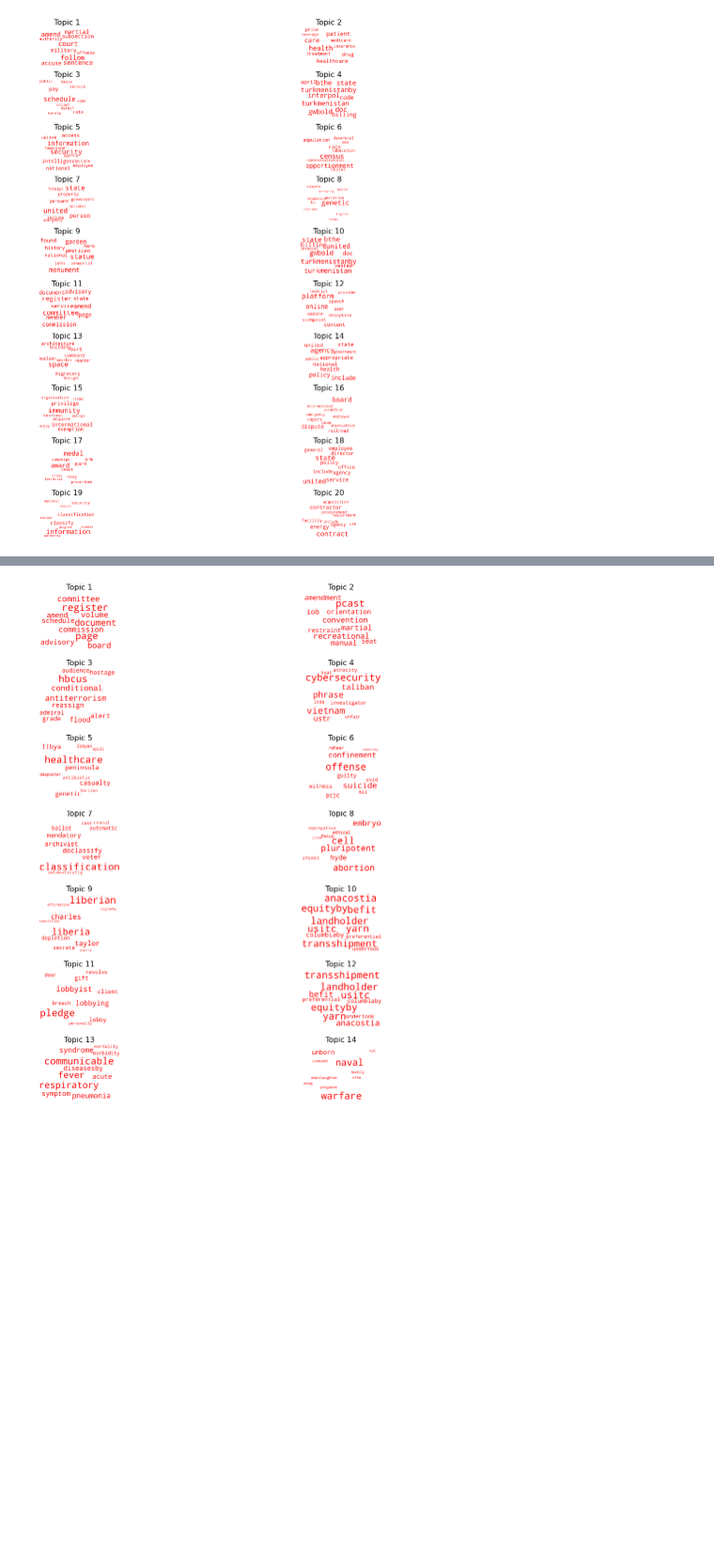
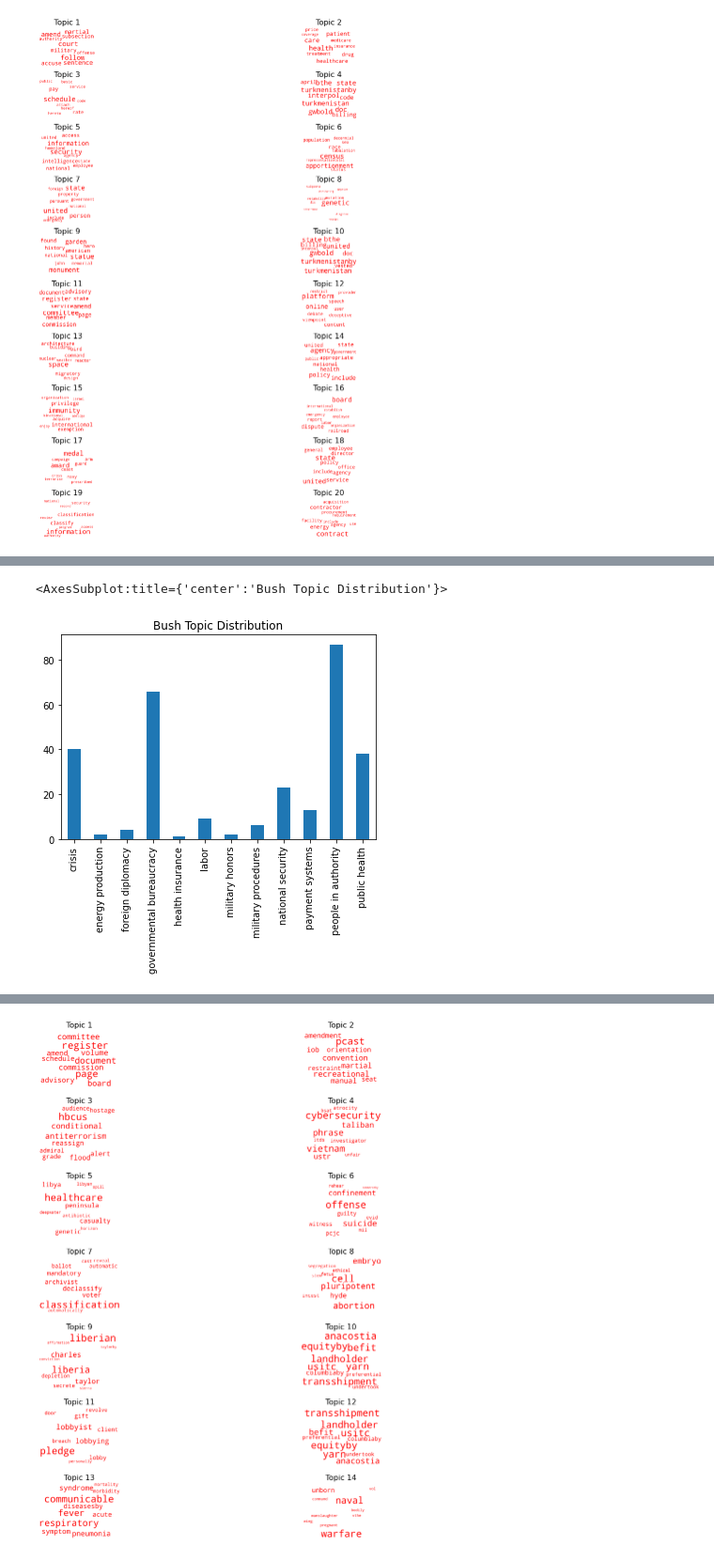
Before and after one commit to RobertoBarrosoLuque/Presidential-Rhetoric-NLP, a Jupyter notebook: exploratory_notebooks/final_proj_exploratory.ipynb, the cells around one changed output, grey strips where cells are left out. Shown at 94% size. Cells and saved outputs as stored; diff of their text form; code cells hidden in the pictures; blank space fills up the shorter version.

```diff
--- a/exploratory_notebooks/final_proj_exploratory.ipynb
+++ b/exploratory_notebooks/final_proj_exploratory.ipynb
@@ -558,0 +795,6 @@ generate_topic_wordcloud(lda_filtered_orders, ldamodel=best_model_filtered)
+# %%
+bush = df_dominant_topic[df_dominant_topic.president=="george_w_bush"]
+bush.groupby('topic_name').count()['title'].plot(kind='bar', title='Bush Topic Distribution', xlabel='')
+# %% [output]
+<AxesSubplot:title={'center':'Bush Topic Distribution'}>
+[figure, added]
```
Also changed, not shown: parts of 28 cells of this notebook.
